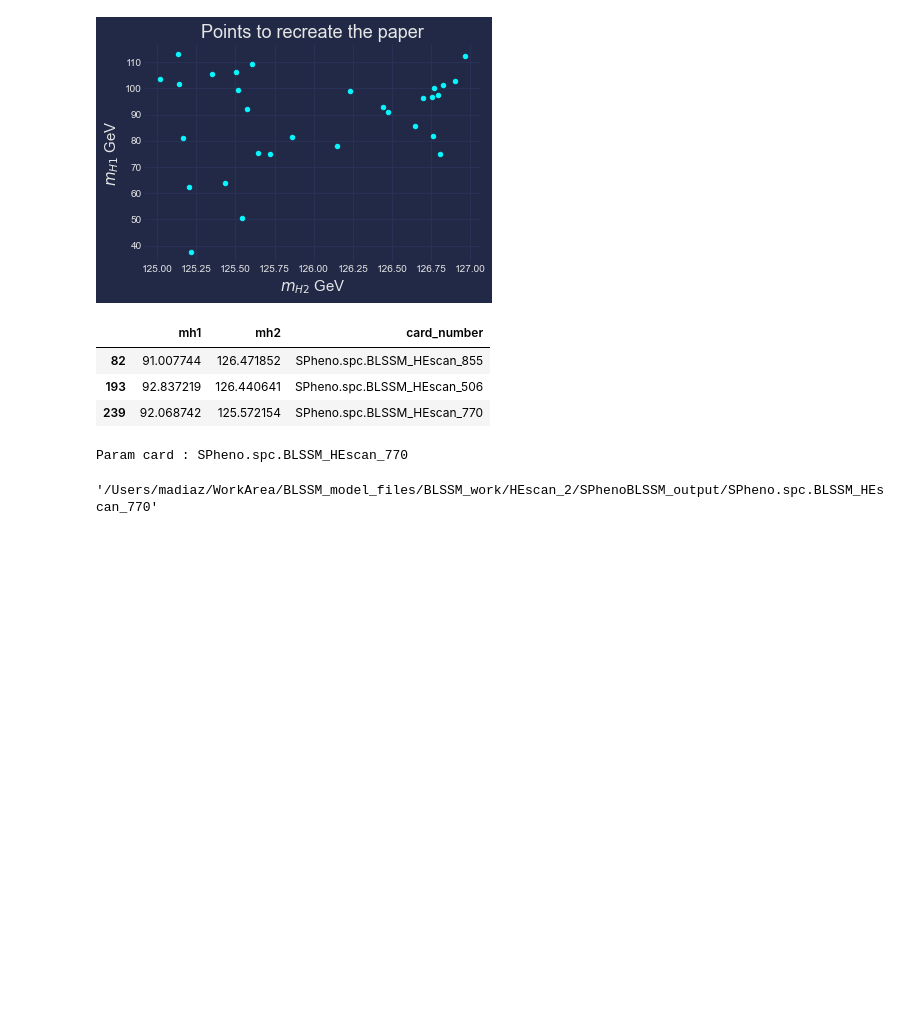
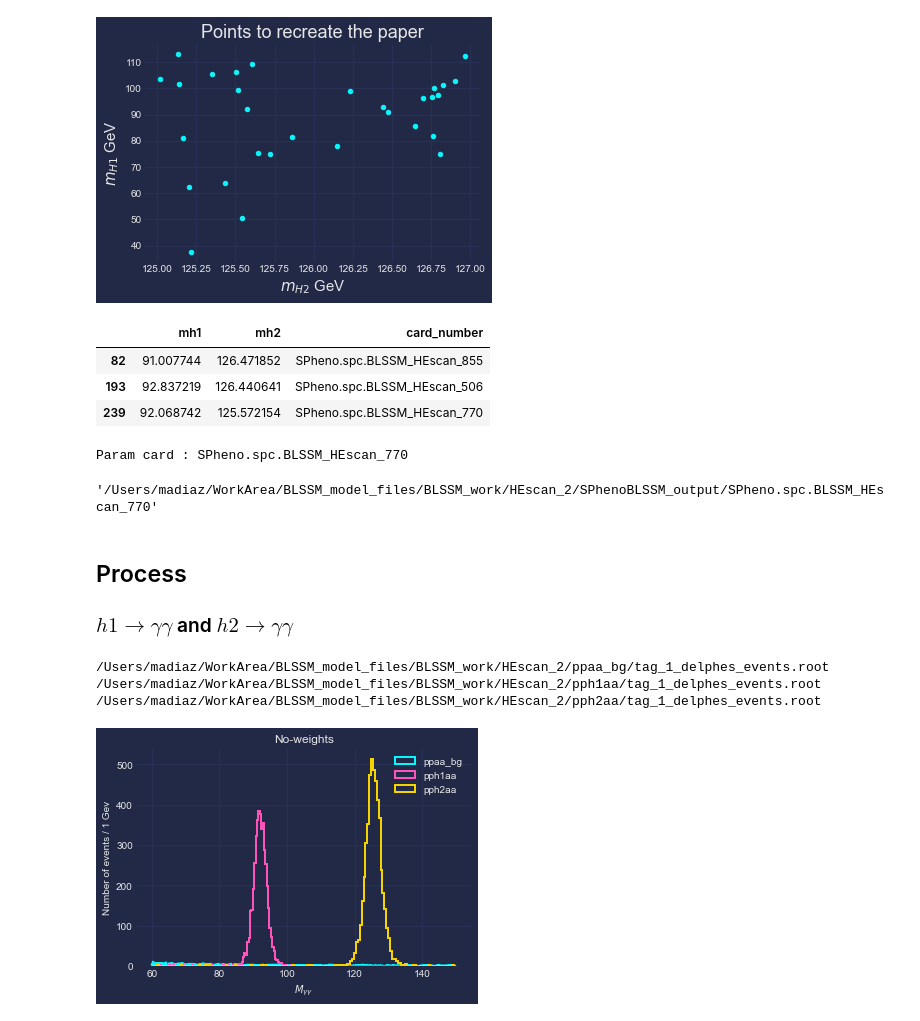
Before and after one commit to mjadiaz/BL-SSM, a Jupyter notebook: HepAid/BLSSM_analysis.ipynb, the cells around one changed output. Drawn from its saved outputs; the diff is of its cells as text; code cells hidden in the pictures; blank space fills up the shorter version.

```diff
--- a/HepAid/BLSSM_analysis.ipynb
+++ b/HepAid/BLSSM_analysis.ipynb
@@ -83,3 +83,6 @@ os.path.join(param_cards_dir,selected_param_card)
 # %% [output]
 Param card : SPheno.spc.BLSSM_HEscan_770
 '/Users/madiaz/WorkArea/BLSSM_model_files/BLSSM_work/HEscan_2/SPhenoBLSSM_output/SPheno.spc.BLSSM_HEscan_770'
+# %% [markdown]
+## Process
+### $h1 \rightarrow \gamma\gamma$ and $h2 \rightarrow \gamma\gamma$
@@ -85,0 +106,57 @@ Param card : SPheno.spc.BLSSM_HEscan_770
+# %%
+
+
+processes_dir = Path('/Users/madiaz/WorkArea/BLSSM_model_files/BLSSM_work/HEscan_2')
+processes = ['ppaa_bg', 'pph1aa', 'pph2aa']
+root_file_name = 'tag_1_delphes_events.root'
+
+
+root_file = processes_dir.joinpath(processes[0]).joinpath(root_file_name)
+# %%
+for p in processes:
+    root_file = processes_dir.joinpath(p).joinpath(root_file_name)
+    print(root_file)
+# %% [output]
+/Users/madiaz/WorkArea/BLSSM_model_files/BLSSM_work/HEscan_2/ppaa_bg/tag_1_delphes_events.root
+/Users/madiaz/WorkArea/BLSSM_model_files/BLSSM_work/HEscan_2/pph1aa/tag_1_delphes_events.root
+/Users/madiaz/WorkArea/BLSSM_model_files/BLSSM_work/HEscan_2/pph2aa/tag_1_delphes_events.root
+# %%
+for p in processes:
+
+    root_file = processes_dir.joinpath(p).joinpath(root_file_name)
+    root_file = uproot.open(root_file)
+
+    photons = root_file['Delphes']['Photon']
+
+    select=ak.num(photons['Photon.PT'].array())==2
+
+
+    a_PT = photons['Photon.PT'].array()[select]
+    a_Phi = photons['Photon.Phi'].array()[select]
+    a_Eta = photons['Photon.Eta'].array()[select]
+    a_E = photons['Photon.E'].array()[select]
+
+    a_px = a_PT*np.cos(a_Phi)
+    a_py = a_PT*np.sin(a_Phi)
+    a_pz = a_PT*np.sinh(a_Eta)
+
+    imass_diph = np.sqrt(ak.sum(a_E,axis=1)**2-ak.sum(a_px,axis=1)**2-ak.sum(a_py,axis=1)**2-ak.sum(a_pz,axis=1)**2).to_numpy()
+    weight = root_file['Delphes']['Event.Weight'].array()[select]
+
+    w = 1
+    n = int((imass_diph.max() - imass_diph.min())/w)
+
+
+    plt.hist(   imass_diph, bins=n,range=(60, 150),
+                linewidth=2, histtype='step', label=p)
+
+
+    #plt.title('Weights from Events in root file')
+    plt.legend()
+
+plt.xlabel(r'$M_{\gamma\gamma}$')
+plt.ylabel('Number of events / 1 Gev')
+plt.title('No-weights')
+plt.show()
+# %% [output]
+[figure, added]
```
Also changed, not shown: parts of 2 cells of this notebook.
